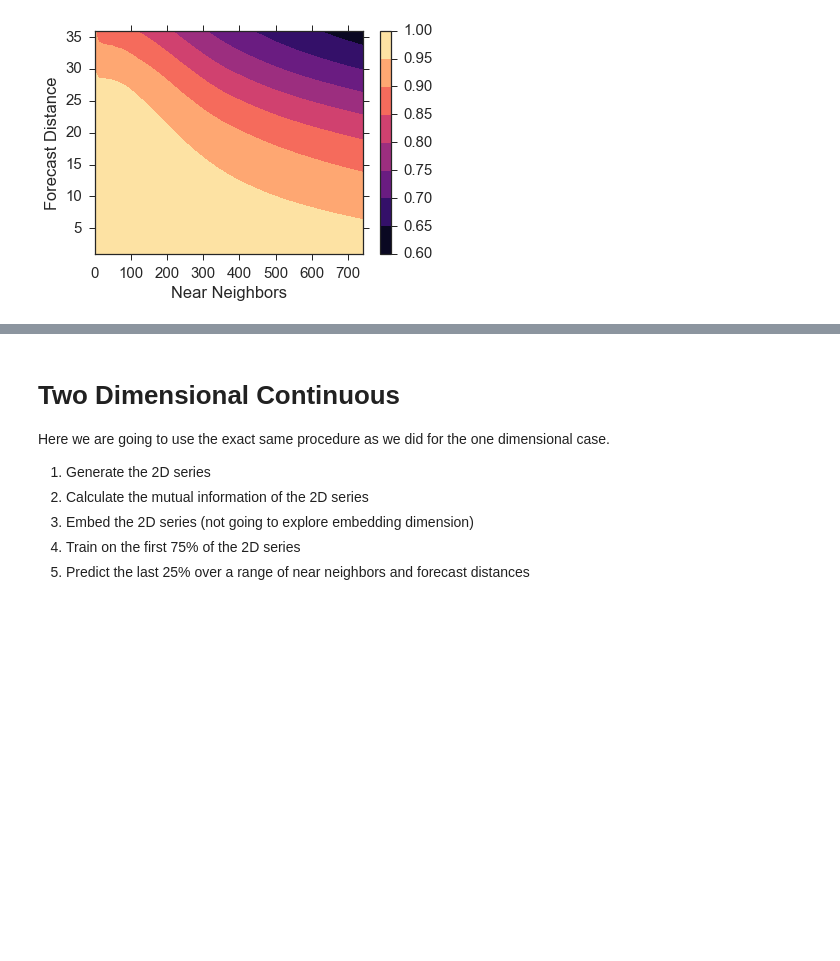
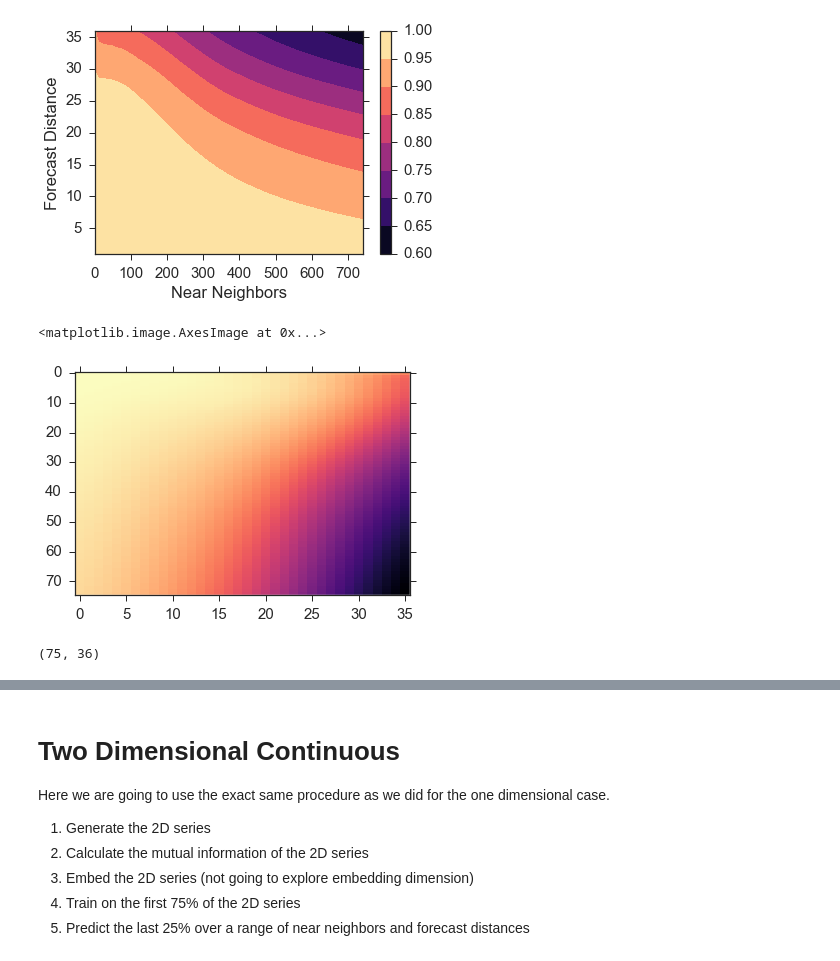
Before and after one commit to nickc1/skedm, a Jupyter notebook: scripts/skNLF_examples.ipynb, the cells around one changed output, grey strips where cells are left out. Cells and saved outputs as stored; diff of their text form; code cells hidden in the pictures; blank space fills up the shorter version.

```diff
--- a/scripts/skNLF_examples.ipynb
+++ b/scripts/skNLF_examples.ipynb
@@ -145,3 +145,13 @@ fig.colorbar(cax);
 [figure]
 # %%
 #fig.savefig('../figures/lorenz_forecast_range.png',bbox_inches='tight')
+# %%
+fig,ax = plt.subplots()
+ax.imshow(s_range,interpolation='none',aspect='auto',cmap='magma')
+# %% [output]
+<matplotlib.image.AxesImage at 0x...>
+[figure, added]
+# %%
+s_range.shape
+# %% [output]
+(75, 36)
```
Also changed, not shown: parts of 1 cell of this notebook.
